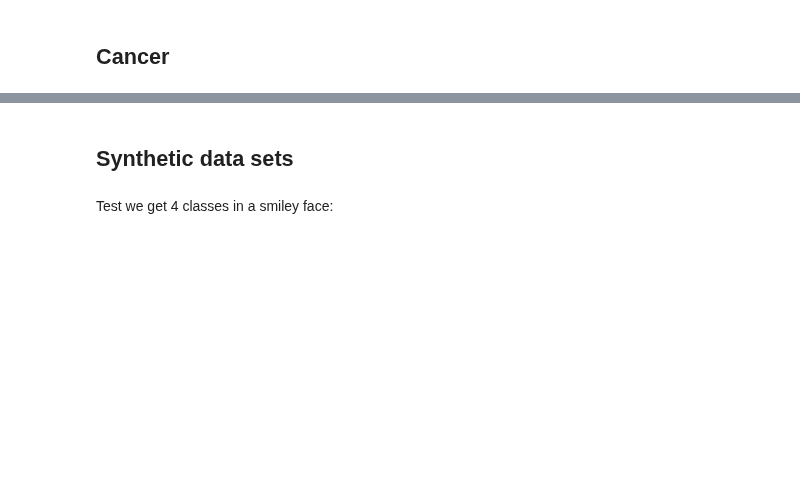
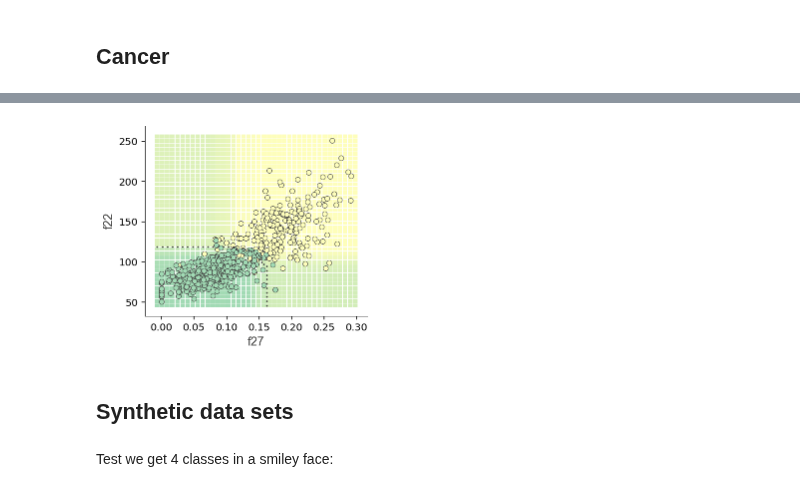
Before and after one commit to parrt/dtreeviz, a Jupyter notebook: notebooks/classifier-decision-boundaries.ipynb, the cells around one changed output, grey strips where cells are left out. Cells and saved outputs as stored; diff of their text form; code cells hidden in the pictures; blank space fills up the shorter version.

```diff
--- a/notebooks/classifier-decision-boundaries.ipynb
+++ b/notebooks/classifier-decision-boundaries.ipynb
@@ -147,5 +180,4 @@ rf.fit(X, y)
 # %%
-ctreeviz_bivar_fusion(rf.estimators_, X, y,
-                      feature_names=['f27', 'f22'], target_name="cancer",
-                      class_names=['not-cancer','cancer'],
-                      alpha=.05)
+clfviz_bivar(rf, X.values, y, feature_names=['f27', 'f22'], ntiles=40)
+# %% [output]
+[figure, added]
```
Also changed, not shown: parts of 16 cells of this notebook, 1 other file.
